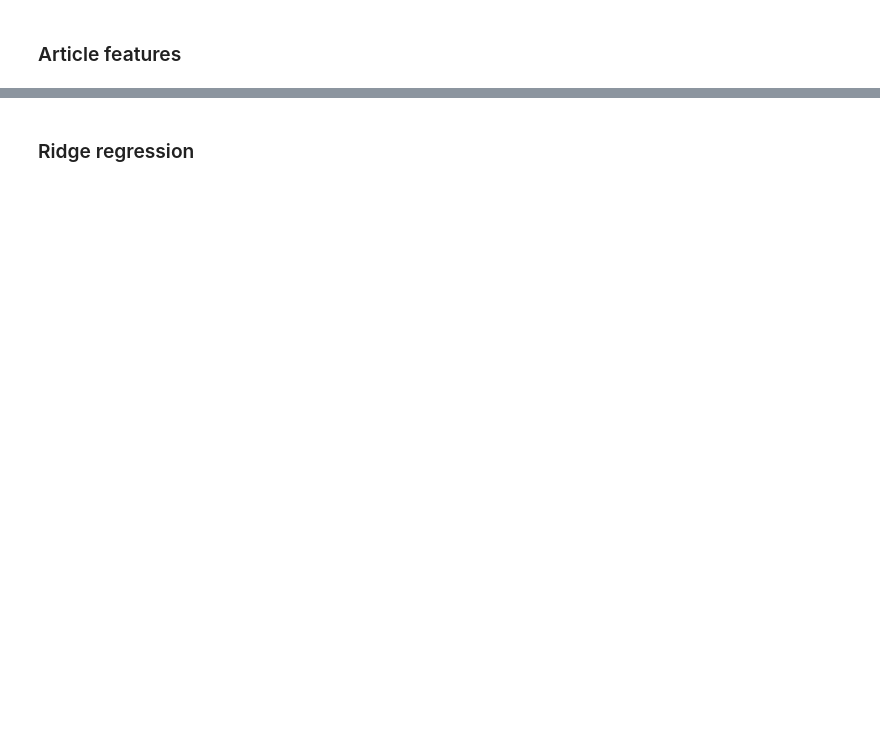
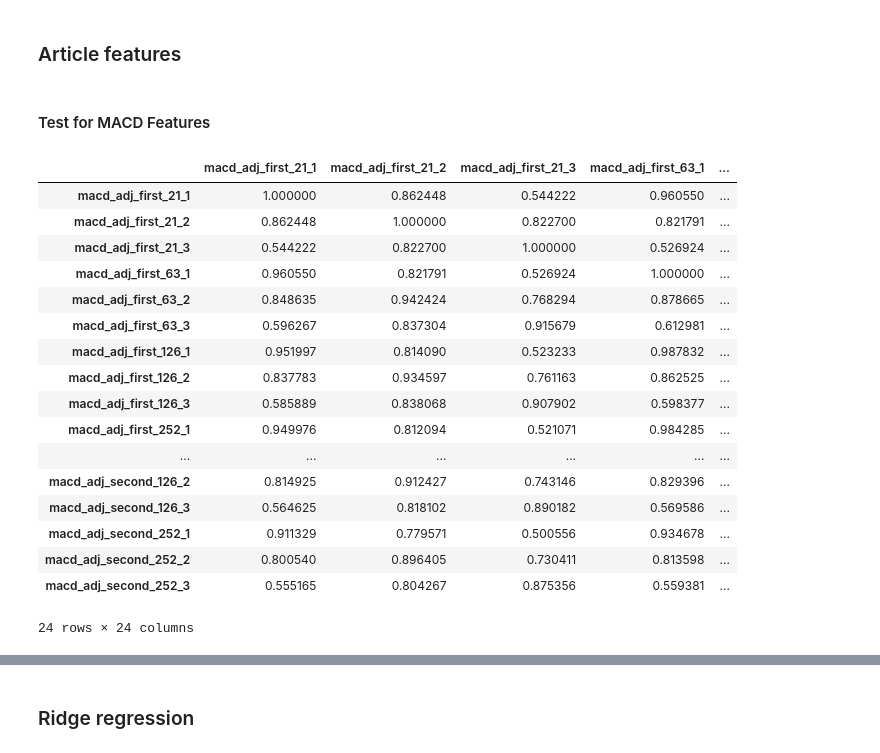
Before and after one commit to Mathieuja/Advanced-ML-Project, a Jupyter notebook: notebook.ipynb, the cells around one changed output, grey strips where cells are left out. Drawn from its saved outputs; the diff is of its cells as text; code cells hidden in the pictures; blank space fills up the shorter version.

```diff
--- a/notebook.ipynb
+++ b/notebook.ipynb
@@ -475,3 +483,5 @@ for h in [3, 5, 20, 60]:
     df[f'avg_normalised_{feature}_{h}d'] = df[f'avg_{feature}_{h}d']/df[f'vol_{h}d']
     article_features.append(f'avg_{feature}_{h}d')
     article_features.append(f'avg_normalised_{feature}_{h}d')
+# %% [markdown]
+#### Test for MACD Features
@@ -477,0 +505,21 @@ for h in [3, 5, 20, 60]:
+# %%
+test_df.drop(columns='Ticker').corr()
+# %% [output]
+|  | macd_adj_first_21_1 | macd_adj_first_21_2 | macd_adj_first_21_3 | macd_adj_first_63_1 | ... |
+| macd_adj_first_21_1 | 1.000000 | 0.862448 | 0.544222 | 0.960550 | ... |
+| macd_adj_first_21_2 | 0.862448 | 1.000000 | 0.822700 | 0.821791 | ... |
+| macd_adj_first_21_3 | 0.544222 | 0.822700 | 1.000000 | 0.526924 | ... |
+| macd_adj_first_63_1 | 0.960550 | 0.821791 | 0.526924 | 1.000000 | ... |
+| macd_adj_first_63_2 | 0.848635 | 0.942424 | 0.768294 | 0.878665 | ... |
+| macd_adj_first_63_3 | 0.596267 | 0.837304 | 0.915679 | 0.612981 | ... |
+| macd_adj_first_126_1 | 0.951997 | 0.814090 | 0.523233 | 0.987832 | ... |
+| macd_adj_first_126_2 | 0.837783 | 0.934597 | 0.761163 | 0.862525 | ... |
+| macd_adj_first_126_3 | 0.585889 | 0.838068 | 0.907902 | 0.598377 | ... |
+| macd_adj_first_252_1 | 0.949976 | 0.812094 | 0.521071 | 0.984285 | ... |
+| ... | ... | ... | ... | ... | ... |
+| macd_adj_second_126_2 | 0.814925 | 0.912427 | 0.743146 | 0.829396 | ... |
+| macd_adj_second_126_3 | 0.564625 | 0.818102 | 0.890182 | 0.569586 | ... |
+| macd_adj_second_252_1 | 0.911329 | 0.779571 | 0.500556 | 0.934678 | ... |
+| macd_adj_second_252_2 | 0.800540 | 0.896405 | 0.730411 | 0.813598 | ... |
+| macd_adj_second_252_3 | 0.555165 | 0.804267 | 0.875356 | 0.559381 | ... |
+24 rows × 24 columns
```
Also changed, not shown: parts of 28 cells of this notebook.
